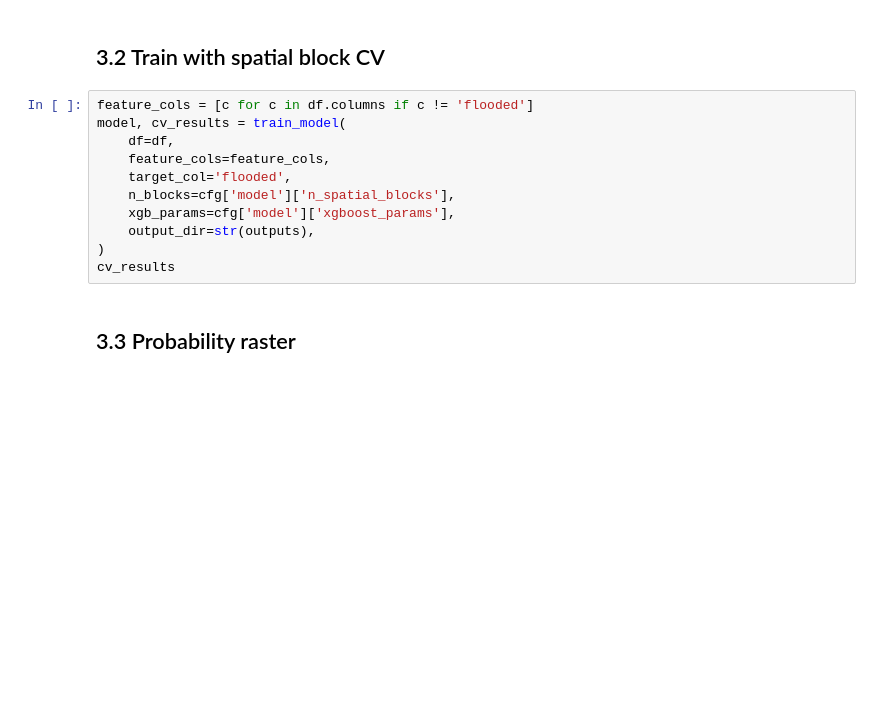
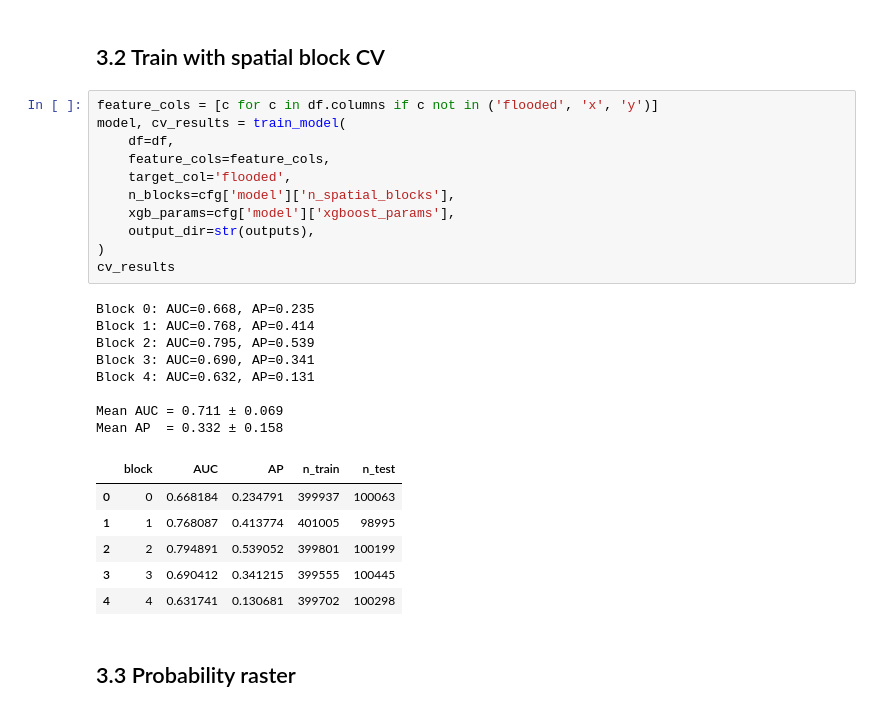
Before and after one commit to robert-wtz/Farm-Flood, a Jupyter notebook: notebooks/03_ml_model.ipynb, the cells around one changed output. Drawn from its saved outputs; the diff is of its cells as text; blank space fills up the shorter version.

```diff
--- a/notebooks/03_ml_model.ipynb
+++ b/notebooks/03_ml_model.ipynb
@@ -34,16 +42,31 @@ df.head()
 # %% [markdown]
 ## 3.2 Train with spatial block CV
 # %%
-feature_cols = [c for c in df.columns if c != 'flooded']
+feature_cols = [c for c in df.columns if c not in ('flooded', 'x', 'y')]
 model, cv_results = train_model(
     df=df,
     feature_cols=feature_cols,
     target_col='flooded',
     n_blocks=cfg['model']['n_spatial_blocks'],
     xgb_params=cfg['model']['xgboost_params'],
     output_dir=str(outputs),
 )
 cv_results
+# %% [output]
+Block 0: AUC=0.668, AP=0.235
+Block 1: AUC=0.768, AP=0.414
+Block 2: AUC=0.795, AP=0.539
+Block 3: AUC=0.690, AP=0.341
+Block 4: AUC=0.632, AP=0.131
+
+Mean AUC = 0.711 ± 0.069
+Mean AP  = 0.332 ± 0.158
+|  | block | AUC | AP | n_train | n_test |
+| 0 | 0 | 0.668184 | 0.234791 | 399937 | 100063 |
+| 1 | 1 | 0.768087 | 0.413774 | 401005 | 98995 |
+| 2 | 2 | 0.794891 | 0.539052 | 399801 | 100199 |
+| 3 | 3 | 0.690412 | 0.341215 | 399555 | 100445 |
+| 4 | 4 | 0.631741 | 0.130681 | 399702 | 100298 |
 # %% [markdown]
 ## 3.3 Probability raster
 # %%
```
Also changed, not shown: parts of 3 cells of this notebook, 13 other files.
